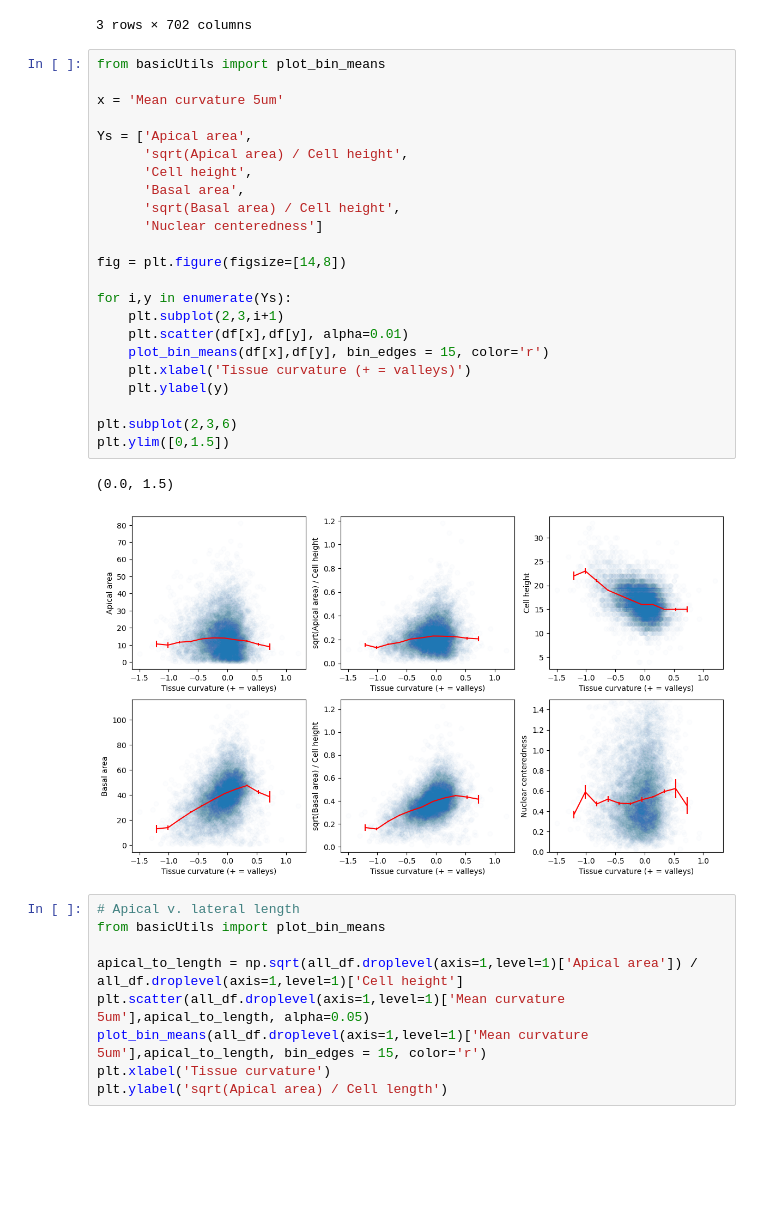
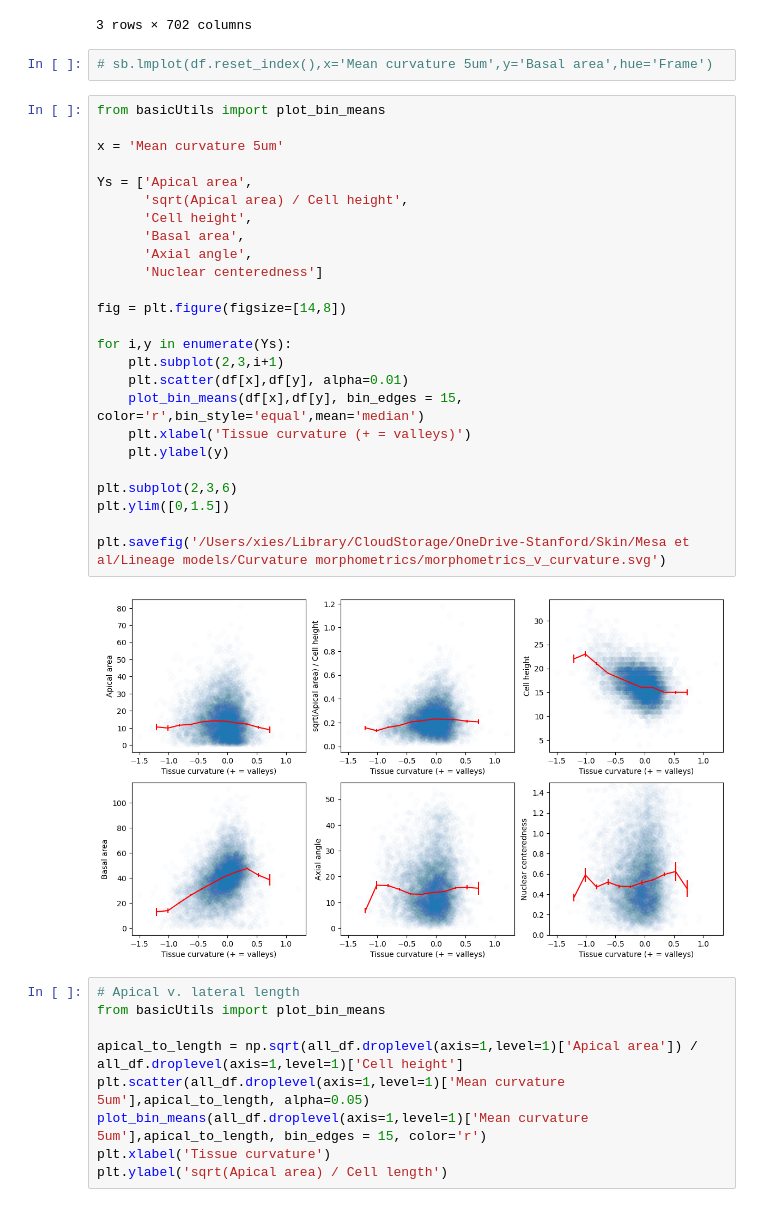
Before and after one commit to xies/mouse_skin_size_control, a Jupyter notebook: 2025_lineage_analysis/tissue_curvature/tissue_curvature_cell_morphometrics.ipynb, the cells around one changed output. Cells and saved outputs as stored; diff of their text form; blank space fills up the shorter version.

Commit message:
morphometrics v. curvature

```diff
--- a/2025_lineage_analysis/tissue_curvature/tissue_curvature_cell_morphometrics.ipynb
+++ b/2025_lineage_analysis/tissue_curvature/tissue_curvature_cell_morphometrics.ipynb
@@ -41,32 +41,35 @@ divisions.droplevel(axis=1,level=1).groupby('Num daughter differentiated').count
 | 1.0 | 138 | 138 | 138 | 138 | 138 | ... |
 | 2.0 | 93 | 93 | 93 | 93 | 93 | ... |
 3 rows × 702 columns
+# %%
+# sb.lmplot(df.reset_index(),x='Mean curvature 5um',y='Basal area',hue='Frame')
 # %%
 from basicUtils import plot_bin_means
 
 x = 'Mean curvature 5um'
 
 Ys = ['Apical area',
       'sqrt(Apical area) / Cell height',
       'Cell height',
       'Basal area',
-      'sqrt(Basal area) / Cell height',
+      'Axial angle',
       'Nuclear centeredness']
 
 fig = plt.figure(figsize=[14,8])
 
 for i,y in enumerate(Ys):
     plt.subplot(2,3,i+1)
     plt.scatter(df[x],df[y], alpha=0.01)
-    plot_bin_means(df[x],df[y], bin_edges = 15, color='r')
+    plot_bin_means(df[x],df[y], bin_edges = 15, color='r',bin_style='equal',mean='median')
     plt.xlabel('Tissue curvature (+ = valleys)')
     plt.ylabel(y)
 
 plt.subplot(2,3,6)
 plt.ylim([0,1.5])
+
+plt.savefig('/Users/xies/Library/CloudStorage/OneDrive-Stanford/Skin/Mesa et al/Lineage models/Curvature morphometrics/morphometrics_v_curvature.svg')
 # %% [output]
-(0.0, 1.5)
-[figure, old version]
+[figure, new version]
 # %%
 # Apical v. lateral length
 from basicUtils import plot_bin_means
```
Also changed, not shown: parts of 1 cell of this notebook, 3 other files.
